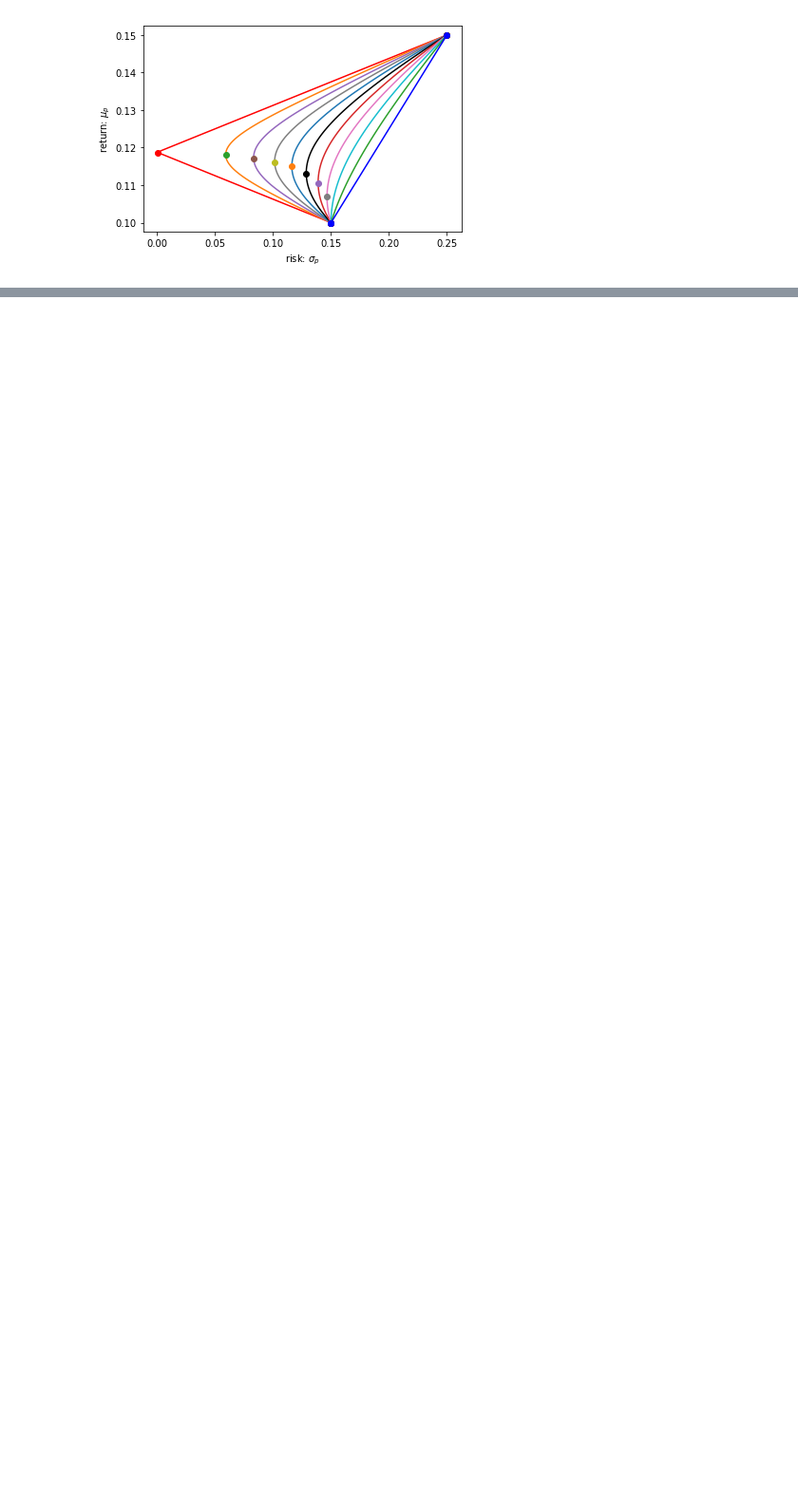
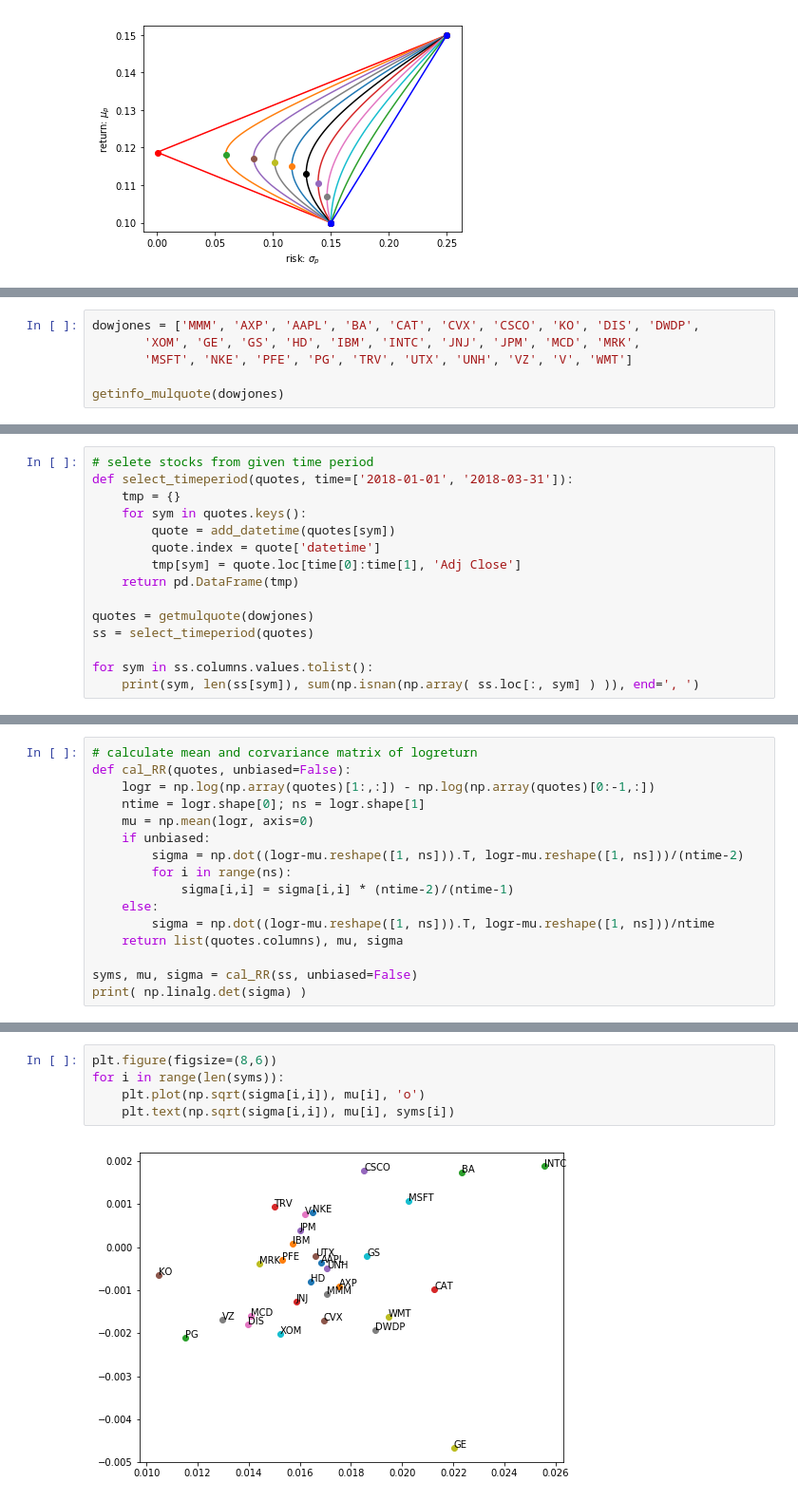
Before and after one commit to yhyoscar/sklearn-study, a Jupyter notebook: 20180421_PortfolioOpt/note_portopt.ipynb, the cells around one changed output, grey strips where cells are left out. Shown at 95% size. Saved outputs shown, nothing was run; the diff lists cells and outputs as text; blank space fills up the shorter version.

```diff
--- a/20180421_PortfolioOpt/note_portopt.ipynb
+++ b/20180421_PortfolioOpt/note_portopt.ipynb
@@ -582,0 +584,6 @@ Sample MVP = [0.32198559 0.44941859 0.22859582]
+# %%
+dowjones = ['MMM', 'AXP', 'AAPL', 'BA', 'CAT', 'CVX', 'CSCO', 'KO', 'DIS', 'DWDP',
+       'XOM', 'GE', 'GS', 'HD', 'IBM', 'INTC', 'JNJ', 'JPM', 'MCD', 'MRK',
+       'MSFT', 'NKE', 'PFE', 'PG', 'TRV', 'UTX', 'UNH', 'VZ', 'V', 'WMT']
+
+getinfo_mulquote(dowjones)
@@ -582,0 +609,15 @@ Sample MVP = [0.32198559 0.44941859 0.22859582]
+# %%
+# selete stocks from given time period
+def select_timeperiod(quotes, time=['2018-01-01', '2018-03-31']):
+    tmp = {}
+    for sym in quotes.keys():
+        quote = add_datetime(quotes[sym])
+        quote.index = quote['datetime']
+        tmp[sym] = quote.loc[time[0]:time[1], 'Adj Close']
+    return pd.DataFrame(tmp)
+
+quotes = getmulquote(dowjones)
+ss = select_timeperiod(quotes)
+
+for sym in ss.columns.values.tolist():
+    print(sym, len(ss[sym]), sum(np.isnan(np.array( ss.loc[:, sym] ) )), end=', ')
@@ -582,0 +626,16 @@ Sample MVP = [0.32198559 0.44941859 0.22859582]
+# %%
+# calculate mean and corvariance matrix of logreturn
+def cal_RR(quotes, unbiased=False):
+    logr = np.log(np.array(quotes)[1:,:]) - np.log(np.array(quotes)[0:-1,:])
+    ntime = logr.shape[0]; ns = logr.shape[1]
+    mu = np.mean(logr, axis=0)
+    if unbiased:
+        sigma = np.dot((logr-mu.reshape([1, ns])).T, logr-mu.reshape([1, ns]))/(ntime-2)
+        for i in range(ns):
+            sigma[i,i] = sigma[i,i] * (ntime-2)/(ntime-1)
+    else:
+        sigma = np.dot((logr-mu.reshape([1, ns])).T, logr-mu.reshape([1, ns]))/ntime
+    return list(quotes.columns), mu, sigma
+
+syms, mu, sigma = cal_RR(ss, unbiased=False)
+print( np.linalg.det(sigma) )
@@ -582,0 +644,7 @@ Sample MVP = [0.32198559 0.44941859 0.22859582]
+# %%
+plt.figure(figsize=(8,6))
+for i in range(len(syms)):
+    plt.plot(np.sqrt(sigma[i,i]), mu[i], 'o')
+    plt.text(np.sqrt(sigma[i,i]), mu[i], syms[i])
+# %% [output]
+[figure, added]
```
Also changed, not shown: parts of 15 cells of this notebook.
